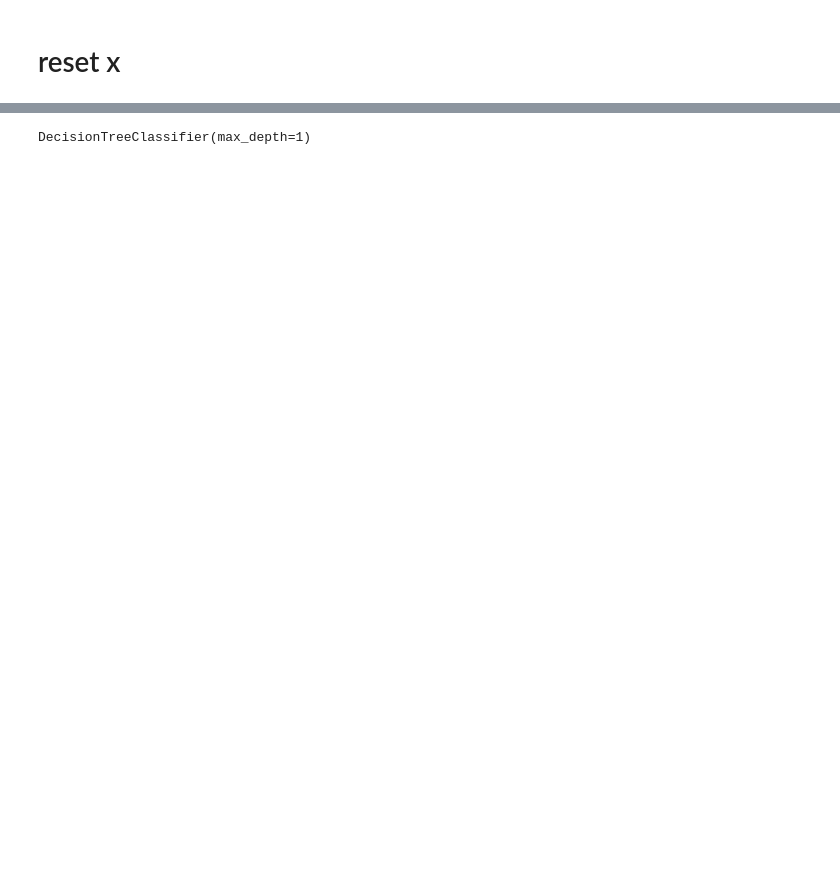
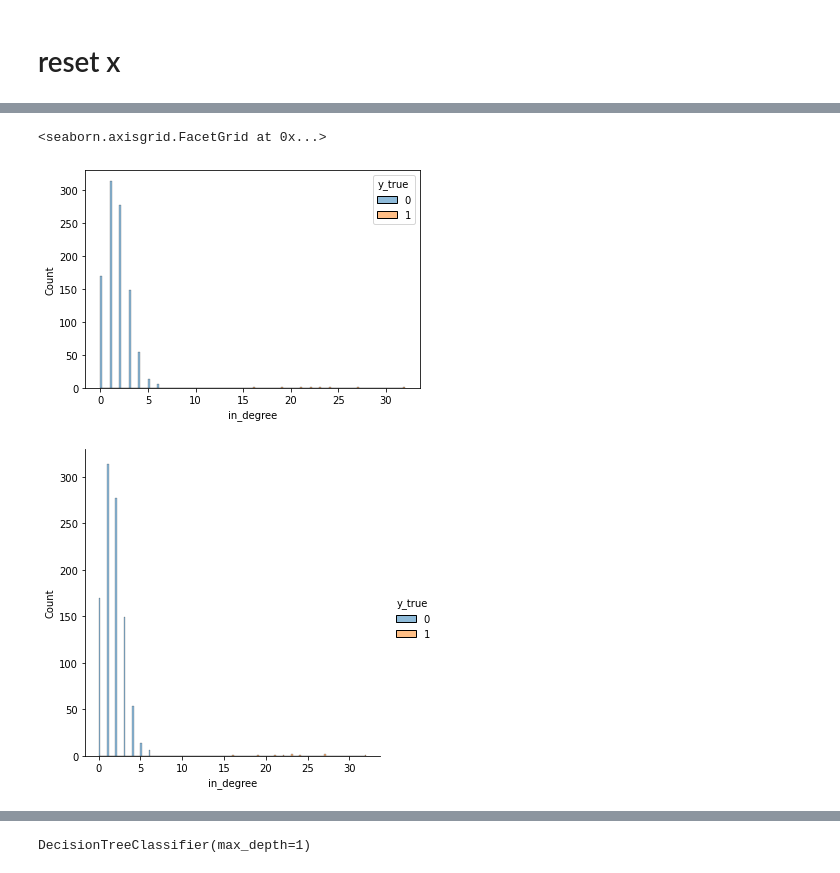
Before and after one commit to nouyang/fake-banking-data, a Jupyter notebook: tmp.ipynb, the cells around one changed output, grey strips where cells are left out. Drawn from its saved outputs; the diff is of its cells as text; code cells hidden in the pictures; blank space fills up the shorter version.

```diff
--- a/tmp.ipynb
+++ b/tmp.ipynb
@@ -427,6 +413,10 @@ ValueError: Could not interpret value `y_true_type` for parameter `y`
 # %%
-sns.histplot(data=sender_info, x='in_degree', hue='y_true_type')
-sns.displot(data=sender_info, x='in_degree', hue='y_true_type')
+sns.histplot(data=sender_info, x='in_degree', hue='y_true')
+sns.displot(data=sender_info, x='in_degree', hue='y_true')
+# %% [output]
+<seaborn.axisgrid.FacetGrid at 0x...>
+[figure, added]
+[figure, added]
 # %%
 # MARK
 # %%
```
Also changed, not shown: parts of 54 cells of this notebook, 5 other files.
